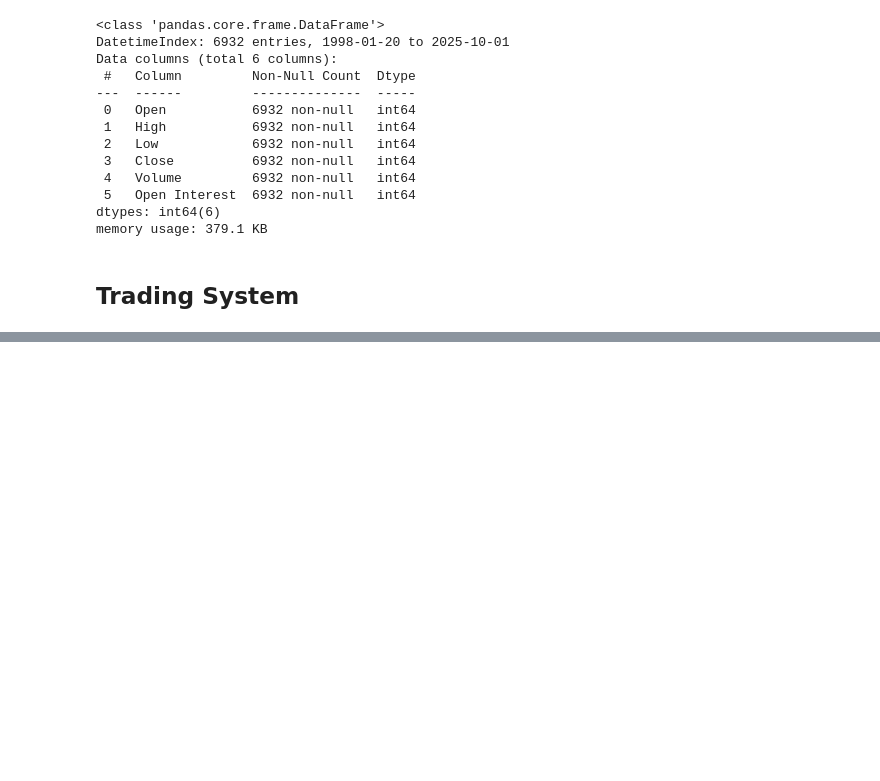
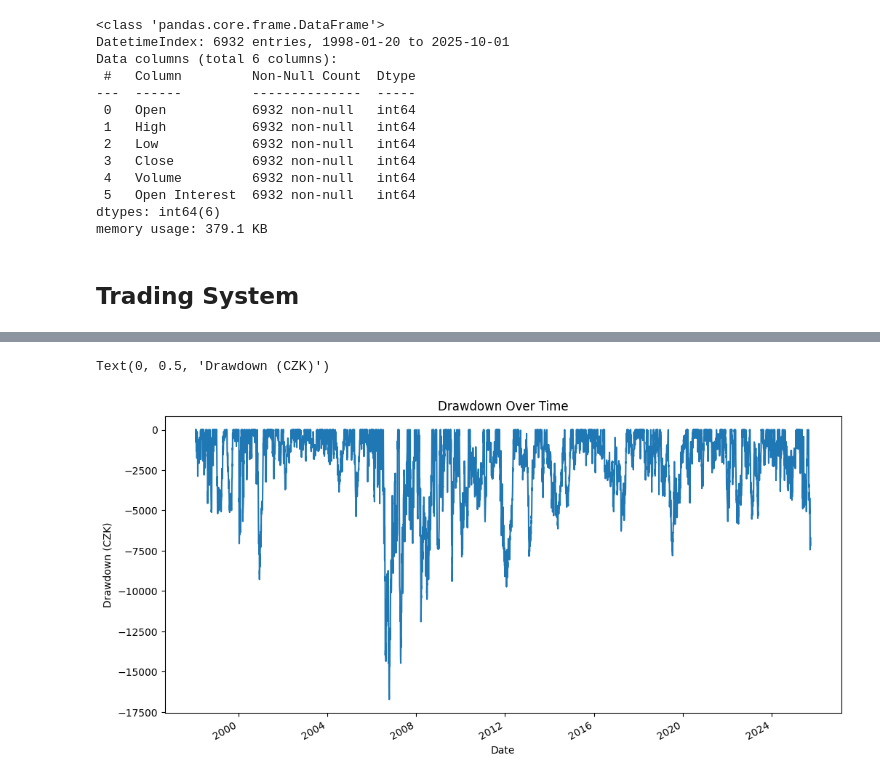
Before and after one commit to mgmytrasiewicz/trading-strategy-simulator, a Jupyter notebook: fw20.ipynb, the cells around one changed output, grey strips where cells are left out. Saved outputs shown, nothing was run; the diff lists cells and outputs as text; code cells hidden in the pictures; blank space fills up the shorter version.

```diff
--- a/fw20.ipynb
+++ b/fw20.ipynb
@@ -252,0 +266,6 @@ Text(0, 0.5, 'Cumulative PnL')
+# %%
+df['Drawdown'].plot(title='Drawdown Over Time', figsize=(12, 6))
+plt.ylabel('Drawdown (CZK)')
+# %% [output]
+Text(0, 0.5, 'Drawdown (CZK)')
+[figure, added]
```
Also changed, not shown: parts of 14 cells of this notebook.
